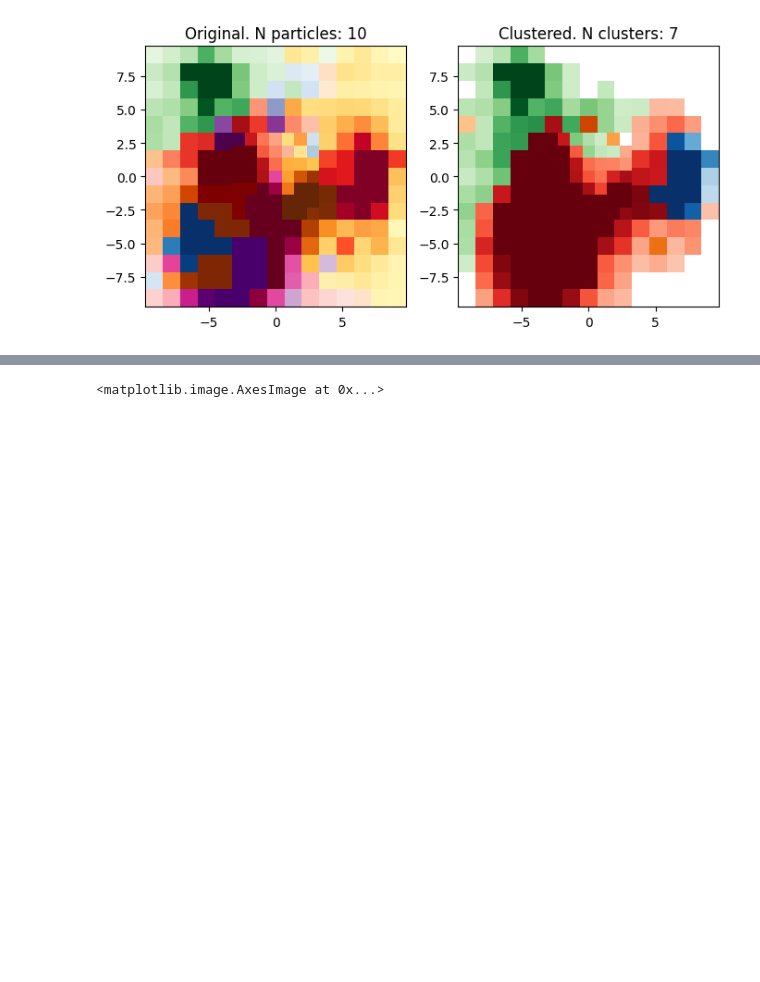
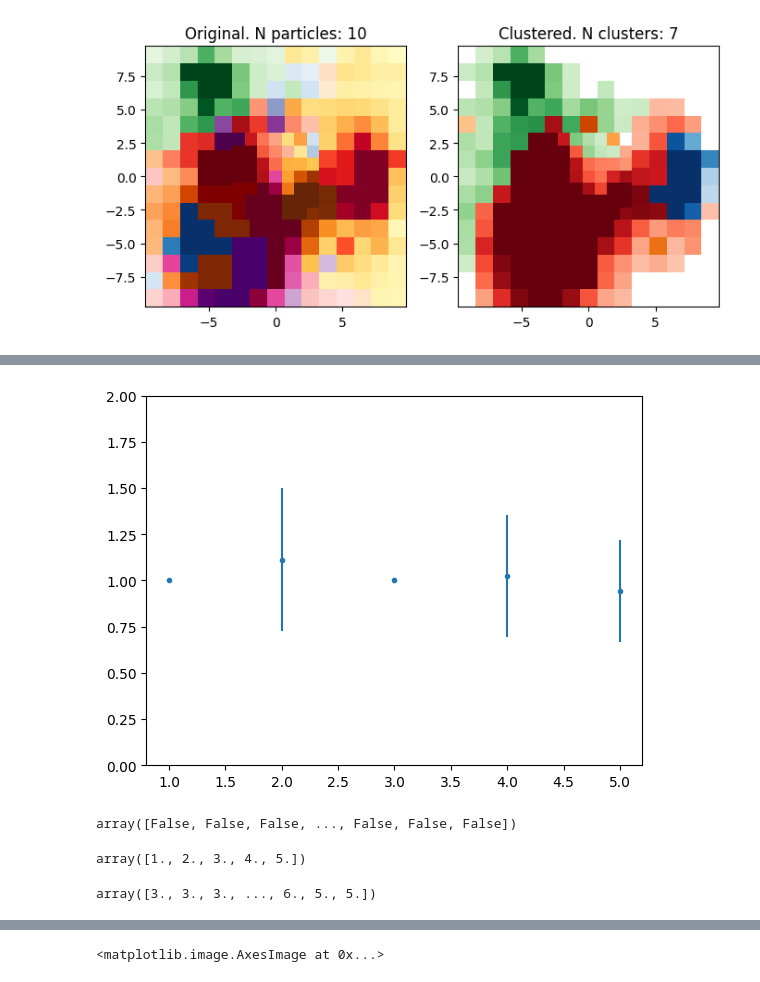
Before and after one commit to Bjartensen/python_focalh_clustering, a Jupyter notebook: notebooks/study.ipynb, the cells around one changed output, grey strips where cells are left out. Drawn from its saved outputs; the diff is of its cells as text; code cells hidden in the pictures; blank space fills up the shorter version.

```diff
--- a/notebooks/study.ipynb
+++ b/notebooks/study.ipynb
@@ -154,0 +207,32 @@ cluster_event(filename, entry, ma_study)
+# %%
+def plot_discrete(x,y):
+    unq = np.unique(x)
+    muy = np.zeros_like(unq)
+    mux = np.zeros_like(unq)
+    sigmay = np.zeros_like(unq)
+    sigmax = np.zeros_like(unq)
+    for i in range(len(unq)):
+        mask = x == unq[i]
+        muy[i] = y[mask].mean()
+        mux[i] = x[mask].mean()
+        sigmay[i] = y[mask].std()
+        sigmax[i] = x[mask].std()
+
+    plt.errorbar(mux,muy,sigmay,marker=".",linestyle="")
+    plt.ylim(0,2)
+
+plot_discrete(count, score)
+# %% [output]
+[figure, added]
+# %%
+count == 3
+# %% [output]
+array([False, False, False, ..., False, False, False])
+# %%
+np.unique(count)
+# %% [output]
+array([1., 2., 3., 4., 5.])
+# %%
+count
+# %% [output]
+array([3., 3., 3., ..., 6., 5., 5.])
```
Also changed, not shown: parts of 15 cells of this notebook, 29 other files.
